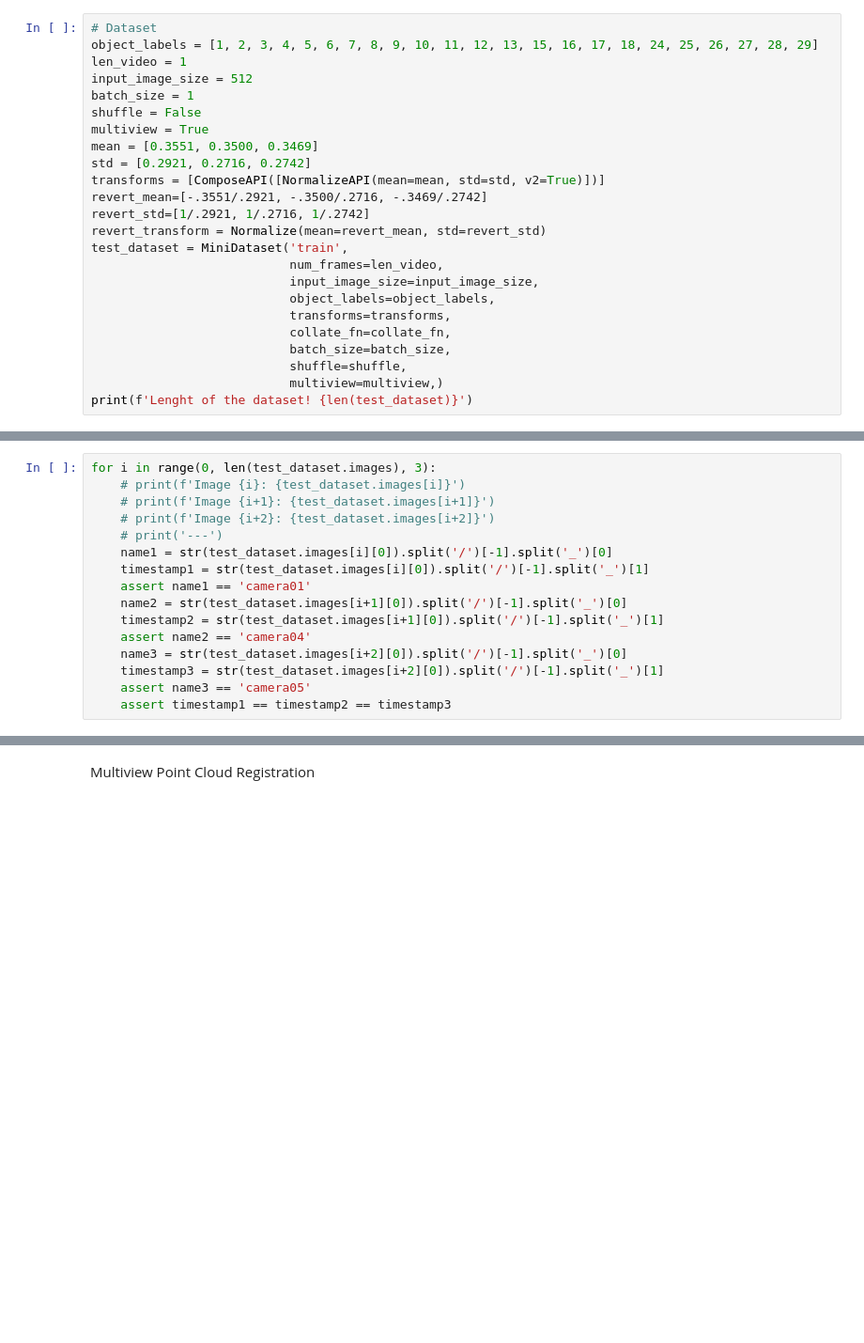
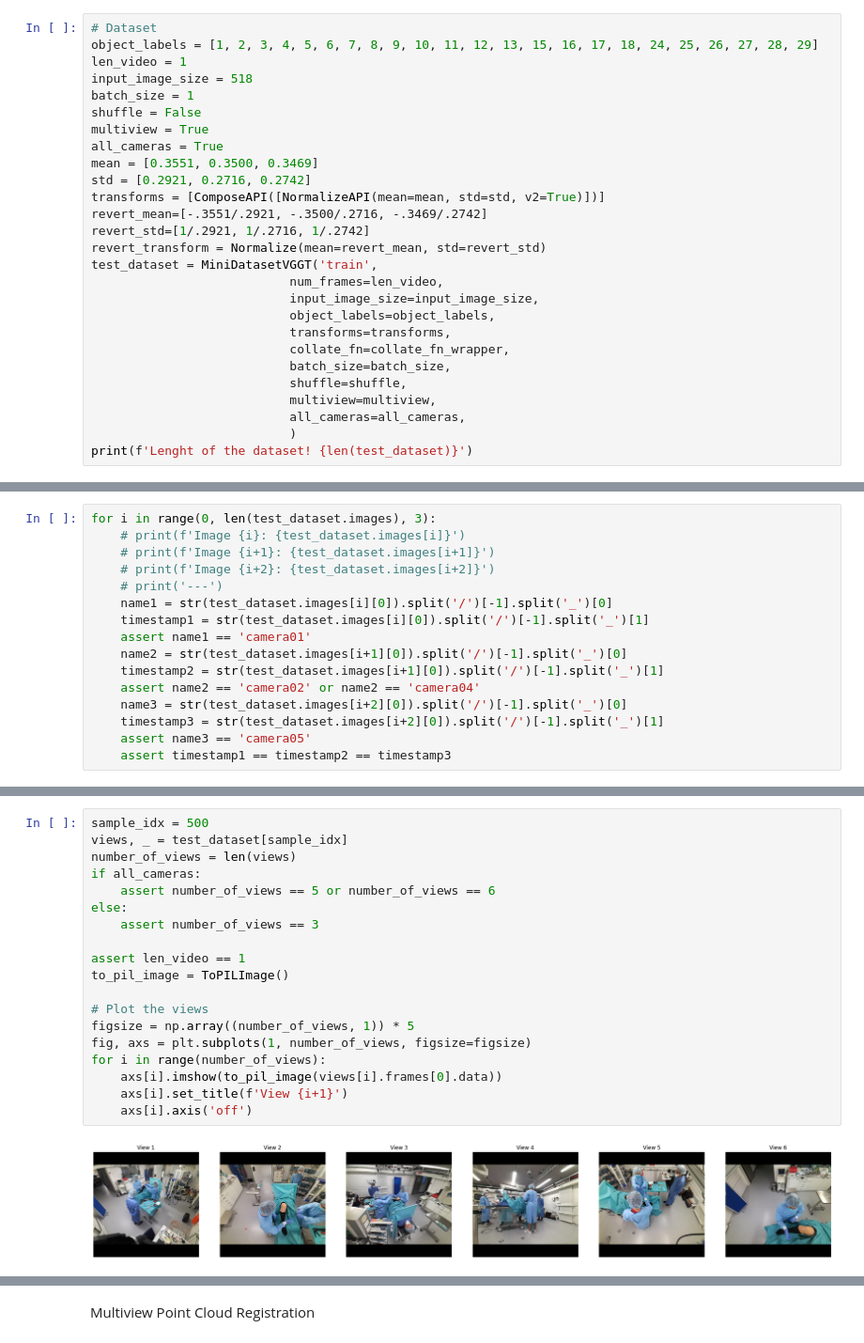
Before and after one commit to ge75xuv/Multiview-Object-Segmentation-with-SAM, a Jupyter notebook: custom_models/test_multiview_data_registration.ipynb, the cells around one changed output, grey strips where cells are left out. Shown at 94% size. Drawn from its saved outputs; the diff is of its cells as text; blank space fills up the shorter version.

Commit message:
dataset is expanded to 4D-OR also collate fn

```diff
--- a/custom_models/test_multiview_data_registration.ipynb
+++ b/custom_models/test_multiview_data_registration.ipynb
@@ -26,23 +32,26 @@ from helpers.configurations import LABEL_PROJECTION_MAP
 # Dataset
 object_labels = [1, 2, 3, 4, 5, 6, 7, 8, 9, 10, 11, 12, 13, 15, 16, 17, 18, 24, 25, 26, 27, 28, 29]
 len_video = 1
-input_image_size = 512
+input_image_size = 518
 batch_size = 1
 shuffle = False
 multiview = True
+all_cameras = True
 mean = [0.3551, 0.3500, 0.3469]
 std = [0.2921, 0.2716, 0.2742]
 transforms = [ComposeAPI([NormalizeAPI(mean=mean, std=std, v2=True)])]
 revert_mean=[-.3551/.2921, -.3500/.2716, -.3469/.2742]
 revert_std=[1/.2921, 1/.2716, 1/.2742]
 revert_transform = Normalize(mean=revert_mean, std=revert_std)
-test_dataset = MiniDataset('train',
+test_dataset = MiniDatasetVGGT('train',
                            num_frames=len_video,
                            input_image_size=input_image_size,
                            object_labels=object_labels,
                            transforms=transforms,
-                           collate_fn=collate_fn,
+                           collate_fn=collate_fn_wrapper,
                            batch_size=batch_size,
                            shuffle=shuffle,
-                           multiview=multiview,)
+                           multiview=multiview,
+                           all_cameras=all_cameras,
+                           )
 print(f'Lenght of the dataset! {len(test_dataset)}')
@@ -61,7 +124,7 @@ for i in range(0, len(test_dataset.images), 3):
     assert name1 == 'camera01'
     name2 = str(test_dataset.images[i+1][0]).split('/')[-1].split('_')[0]
     timestamp2 = str(test_dataset.images[i+1][0]).split('/')[-1].split('_')[1]
-    assert name2 == 'camera04'
+    assert name2 == 'camera02' or name2 == 'camera04'
     name3 = str(test_dataset.images[i+2][0]).split('/')[-1].split('_')[0]
     timestamp3 = str(test_dataset.images[i+2][0]).split('/')[-1].split('_')[1]
     assert name3 == 'camera05'
@@ -68,0 +140,21 @@ for i in range(0, len(test_dataset.images), 3):
+# %%
+sample_idx = 500
+views, _ = test_dataset[sample_idx]
+number_of_views = len(views)
+if all_cameras:
+    assert number_of_views == 5 or number_of_views == 6
+else:
+    assert number_of_views == 3
+
+assert len_video == 1
+to_pil_image = ToPILImage()
+
+# Plot the views
+figsize = np.array((number_of_views, 1)) * 5
+fig, axs = plt.subplots(1, number_of_views, figsize=figsize)
+for i in range(number_of_views):
+    axs[i].imshow(to_pil_image(views[i].frames[0].data))
+    axs[i].set_title(f'View {i+1}')
+    axs[i].axis('off')
+# %% [output]
+[figure, added]
```
Also changed, not shown: parts of 11 cells of this notebook, 8 other files.
